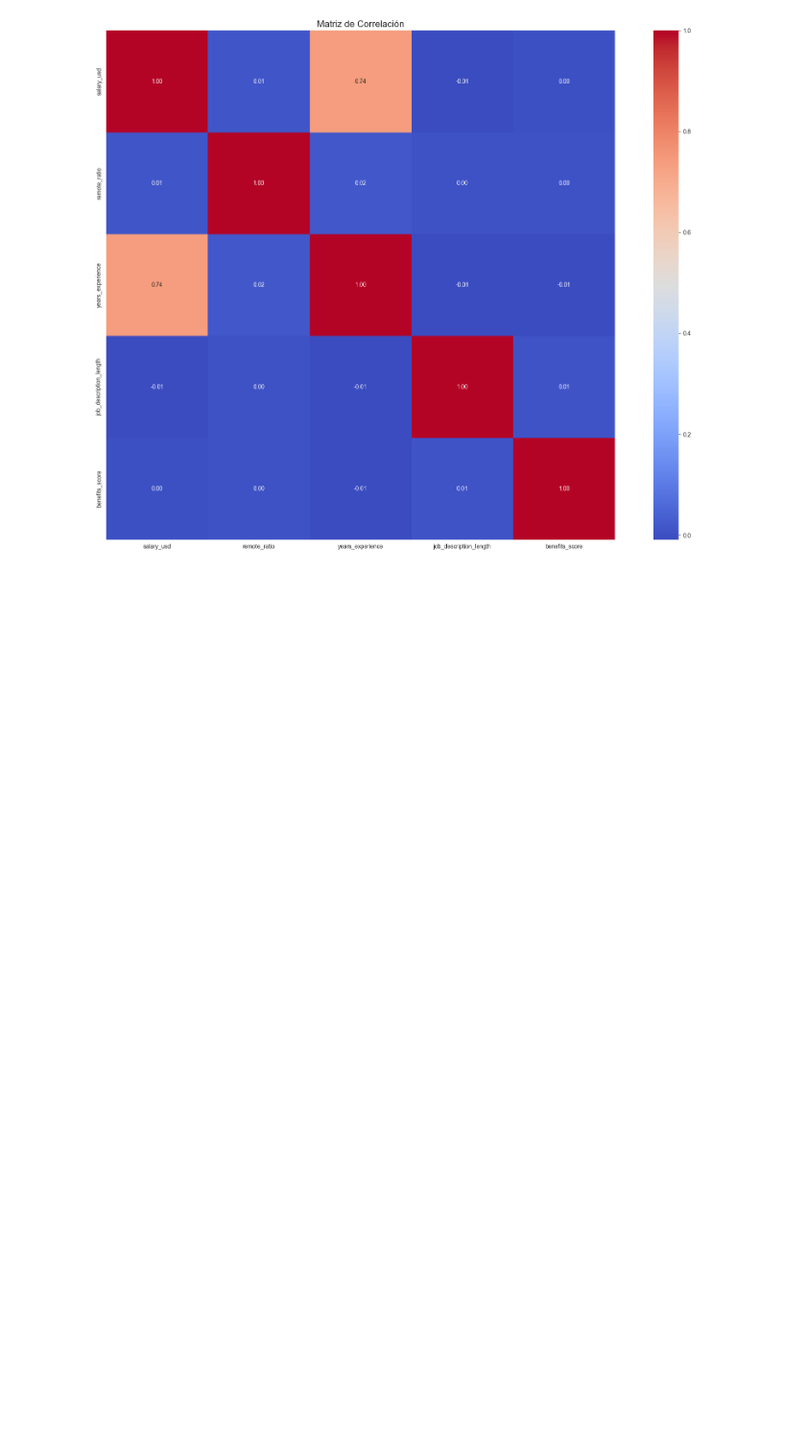
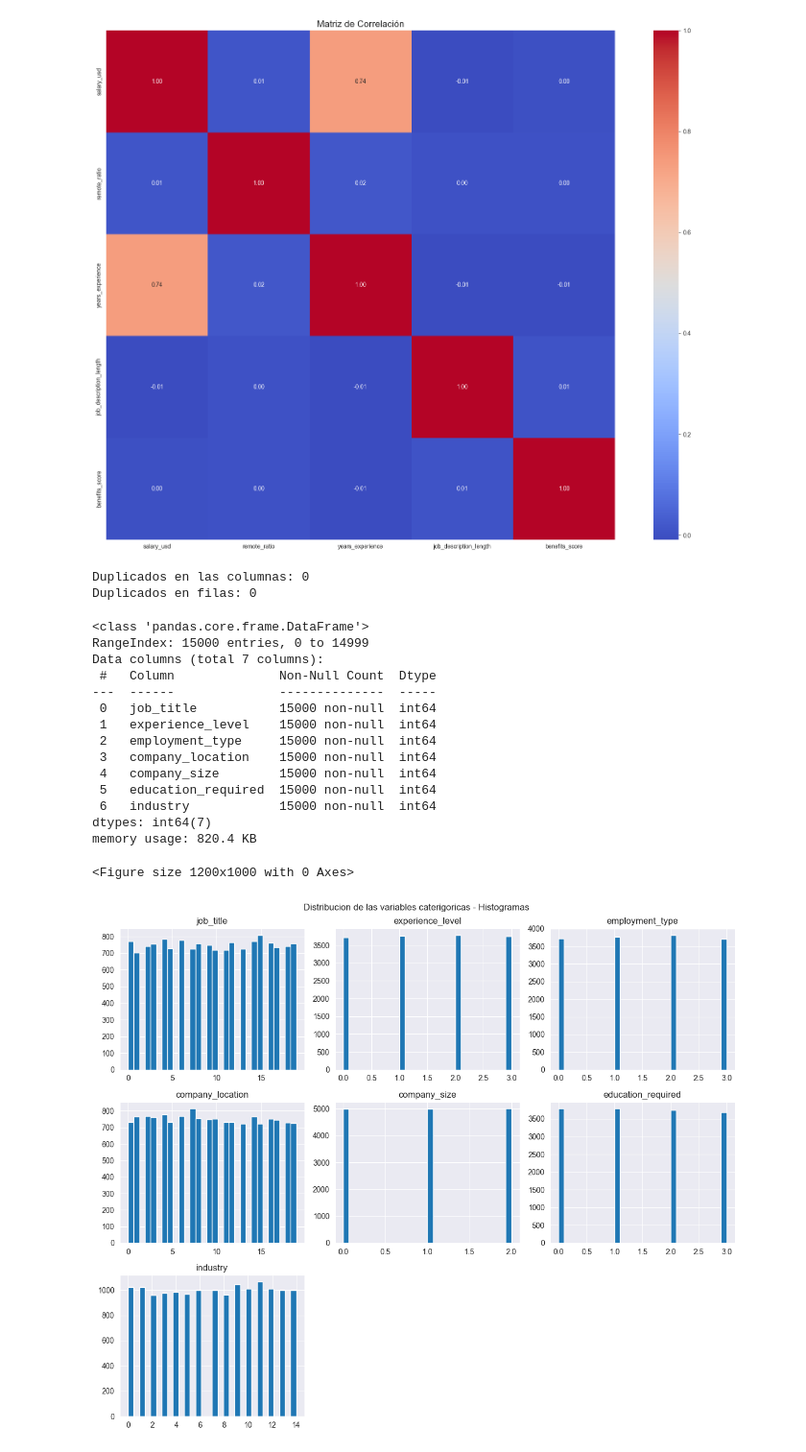
Before and after one commit to Wilmar21/Global_IA_Job_Market_Analysis, a Jupyter notebook: JobsIA.ipynb, the cells around one changed output. Shown at 96% size. Saved outputs shown, nothing was run; the diff lists cells and outputs as text; code cells hidden in the pictures; blank space fills up the shorter version.

```diff
--- a/JobsIA.ipynb
+++ b/JobsIA.ipynb
@@ -299,3 +309,56 @@ plt.title('Matriz de Correlación', fontsize=16)
 plt.show()
 # %% [output]
 [figure]
+# %%
+# Analisis y manejo de datos duplicados
+jobsDatasetClean = jobsDatesetOriginal
+
+# Verificacion de datos duplicados en una columna
+duplicadosCol = jobsDatasetClean.duplicated(subset=['job_title','company_name','company_location','employment_type','experience_level','salary_usd','posting_date','application_deadline']).sum()
+print(f'Duplicados en las columnas: {duplicadosCol}')
+
+# Verificacion de duplicados en filas
+duplicadosFilas = jobsDatasetClean.duplicated().sum()
+print(f'Duplicados en filas: {duplicadosFilas}')
+# %% [output]
+Duplicados en las columnas: 0
+Duplicados en filas: 0
+# %%
+#4. Codificación de variables categóricas
+from sklearn.preprocessing import LabelEncoder
+
+nombreColumnas = ['job_title', 'experience_level', 'employment_type', 'company_location', 'company_size', 'education_required', 'industry']
+jobsDatasetLabelEncoder = jobsDatasetClean[nombreColumnas].copy()
+jobsDatasetLabelEncoder.info()
+
+encoder = LabelEncoder()
+jobsDatasetLabelEncoder['job_title'] = encoder.fit_transform(jobsDatasetLabelEncoder['job_title'])
+jobsDatasetLabelEncoder['experience_level'] = encoder.fit_transform(jobsDatasetLabelEncoder['experience_level'])
+jobsDatasetLabelEncoder['employment_type'] = encoder.fit_transform(jobsDatasetLabelEncoder['employment_type'])
+jobsDatasetLabelEncoder['company_location'] = encoder.fit_transform(jobsDatasetLabelEncoder['company_location'])
+jobsDatasetLabelEncoder['company_size'] = encoder.fit_transform(jobsDatasetLabelEncoder['company_size'])
+jobsDatasetLabelEncoder['education_required'] = encoder.fit_transform(jobsDatasetLabelEncoder['education_required'])
+jobsDatasetLabelEncoder['industry'] = encoder.fit_transform(jobsDatasetLabelEncoder['industry'])
+
+plt.figure(figsize=(12, 10))
+jobsDatasetLabelEncoder.hist(bins=30, figsize=(12, 10))
+plt.suptitle('Distribucion de las variables caterigoricas - Histogramas')
+plt.tight_layout()
+plt.show()
+# %% [output]
+<class 'pandas.core.frame.DataFrame'>
+RangeIndex: 15000 entries, 0 to 14999
+Data columns (total 7 columns):
+ #   Column              Non-Null Count  Dtype
+---  ------              --------------  -----
+ 0   job_title           15000 non-null  int64
+ 1   experience_level    15000 non-null  int64
+ 2   employment_type     15000 non-null  int64
+ 3   company_location    15000 non-null  int64
+ 4   company_size        15000 non-null  int64
+ 5   education_required  15000 non-null  int64
+ 6   industry            15000 non-null  int64
+dtypes: int64(7)
+memory usage: 820.4 KB
+<Figure size 1200x1000 with 0 Axes>
+[figure, added]
```
Also changed, not shown: parts of 2 cells of this notebook.
